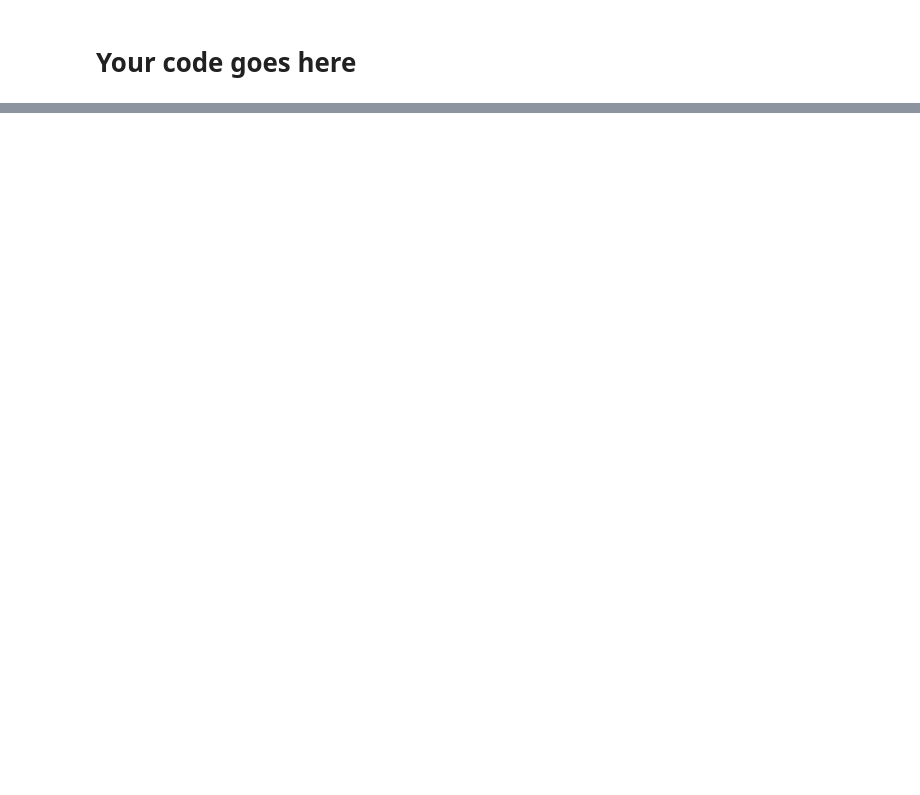
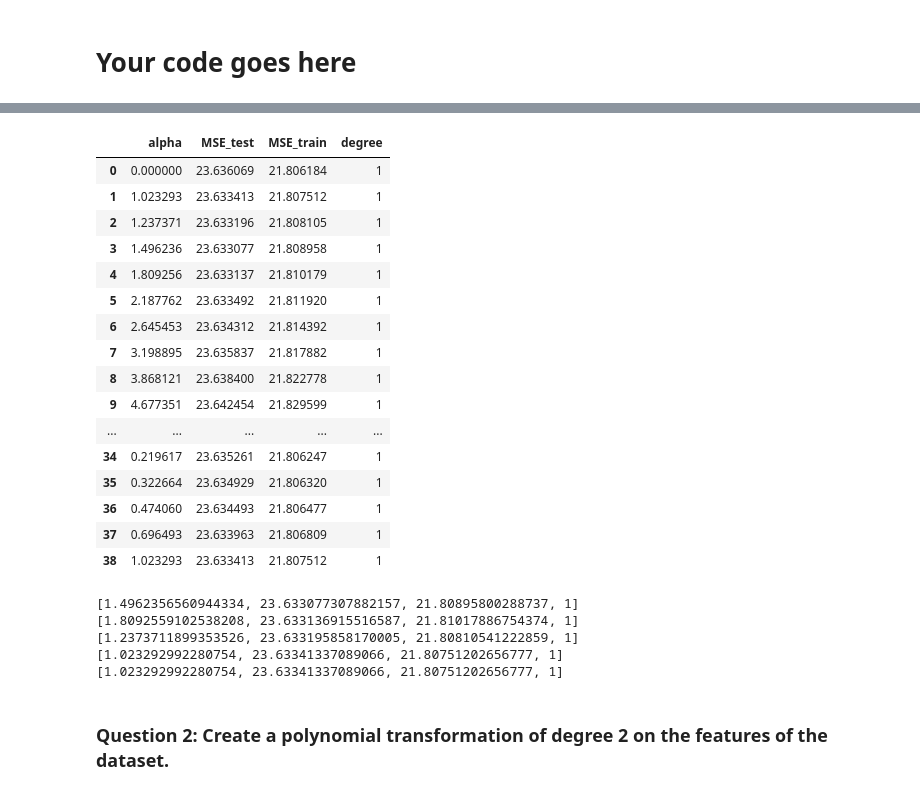
Before and after one commit to MrMouse2019/CS-GY-6923-Machine-Learning, a Jupyter notebook: HW/HW4/part2/Programming Assignment 4 - Linear versus Ridge Regression-Spring 2020.ipynb, the cells around one changed output, grey strips where cells are left out. Drawn from its saved outputs; the diff is of its cells as text; code cells hidden in the pictures; blank space fills up the shorter version.

```diff
--- a/HW/HW4/part2/Programming Assignment 4 - Linear versus Ridge Regression-Spring 2020.ipynb
+++ b/HW/HW4/part2/Programming Assignment 4 - Linear versus Ridge Regression-Spring 2020.ipynb
@@ -395,0 +147,11 @@ The predicted price is: 202.12890536000813
+# %%
+# Store the best results for question 1
+degree = 1
+result_1 = []  # [alpha, E_val_test, E_val_train, degree]
+# %%
+# 1-a  fit a linear model
+alpha = 0.
+E_val_test, E_val_train = k_fold_cross_validation(k, X, y, alpha)
+print("MSE for test set: {}".format(E_val_test))
+print("MSE for training set: {}".format(E_val_train))
+result_1 += [[0., E_val_test, E_val_train, degree]]
@@ -395,0 +161,13 @@ The predicted price is: 202.12890536000813
+# %%
+# 1-b  ﬁt a ridge regression model
+Alpha = np.logspace(.01, 1, num=13)
+res1 = []
+for alpha in Alpha:
+    E_val_test, E_val_train = k_fold_cross_validation(k, X, y, alpha)
+    res1 += [[alpha, E_val_test, E_val_train]]
+    result_1 += [[alpha, E_val_test, E_val_train, degree]]
+
+res1_DF = pd.DataFrame(res1, columns=['alpha', 'MSE_test','MSE_train'])
+res1_sorted = res1_DF.sort_values(by=['MSE_test'])
+print("The best alpha is {}, with test error: {}".format(res1_sorted.iloc[0][0], res1_sorted.iloc[0][1]))
+res1_DF
@@ -395,0 +190,13 @@ The predicted price is: 202.12890536000813
+# %%
+# 1-c  ﬁt a ridge regression model with different alpha
+Alpha = np.logspace(-4, 0.01, num=25)
+res1 = []
+for alpha in Alpha:
+    E_val_test, E_val_train = k_fold_cross_validation(k, X, y, alpha)
+    res1 += [[alpha, E_val_test, E_val_train]]
+    result_1 += [[alpha, E_val_test, E_val_train, degree]]
+
+res1_DF = pd.DataFrame(res1, columns=['alpha', 'MSE_test','MSE_train'])
+res1_sorted = res1_DF.sort_values(by=['MSE_test'])
+print("The best alpha is {}, with test error: {}".format(res1_sorted.iloc[0][0], res1_sorted.iloc[0][1]))
+res1_DF
@@ -395,0 +222,35 @@ The predicted price is: 202.12890536000813
+# %%
+answer_DF_1 = pd.DataFrame(result_1, columns=['alpha', 'MSE_test','MSE_train', 'degree'])
+answer_DF_1
+# %% [output]
+|  | alpha | MSE_test | MSE_train | degree |
+| 0 | 0.000000 | 23.636069 | 21.806184 | 1 |
+| 1 | 1.023293 | 23.633413 | 21.807512 | 1 |
+| 2 | 1.237371 | 23.633196 | 21.808105 | 1 |
+| 3 | 1.496236 | 23.633077 | 21.808958 | 1 |
+| 4 | 1.809256 | 23.633137 | 21.810179 | 1 |
+| 5 | 2.187762 | 23.633492 | 21.811920 | 1 |
+| 6 | 2.645453 | 23.634312 | 21.814392 | 1 |
+| 7 | 3.198895 | 23.635837 | 21.817882 | 1 |
+| 8 | 3.868121 | 23.638400 | 21.822778 | 1 |
+| 9 | 4.677351 | 23.642454 | 21.829599 | 1 |
+| ... | ... | ... | ... | ... |
+| 34 | 0.219617 | 23.635261 | 21.806247 | 1 |
+| 35 | 0.322664 | 23.634929 | 21.806320 | 1 |
+| 36 | 0.474060 | 23.634493 | 21.806477 | 1 |
+| 37 | 0.696493 | 23.633963 | 21.806809 | 1 |
+| 38 | 1.023293 | 23.633413 | 21.807512 | 1 |
+# %%
+# Get the best alpha when degree = 1
+
+result_1.sort(key=lambda x: x[1])
+for i in range(5):
+    print((result_1[i]))
+# %% [output]
+[1.4962356560944334, 23.633077307882157, 21.80895800288737, 1]
+[1.8092559102538208, 23.633136915516587, 21.81017886754374, 1]
+[1.2373711899353526, 23.633195858170005, 21.80810541222859, 1]
+[1.023292992280754, 23.63341337089066, 21.80751202656777, 1]
+[1.023292992280754, 23.63341337089066, 21.80751202656777, 1]
+# %% [markdown]
+### Question 2: Create a polynomial transformation of degree 2 on the features of the dataset.
```
Also changed, not shown: parts of 41 cells of this notebook, 10 other files.
